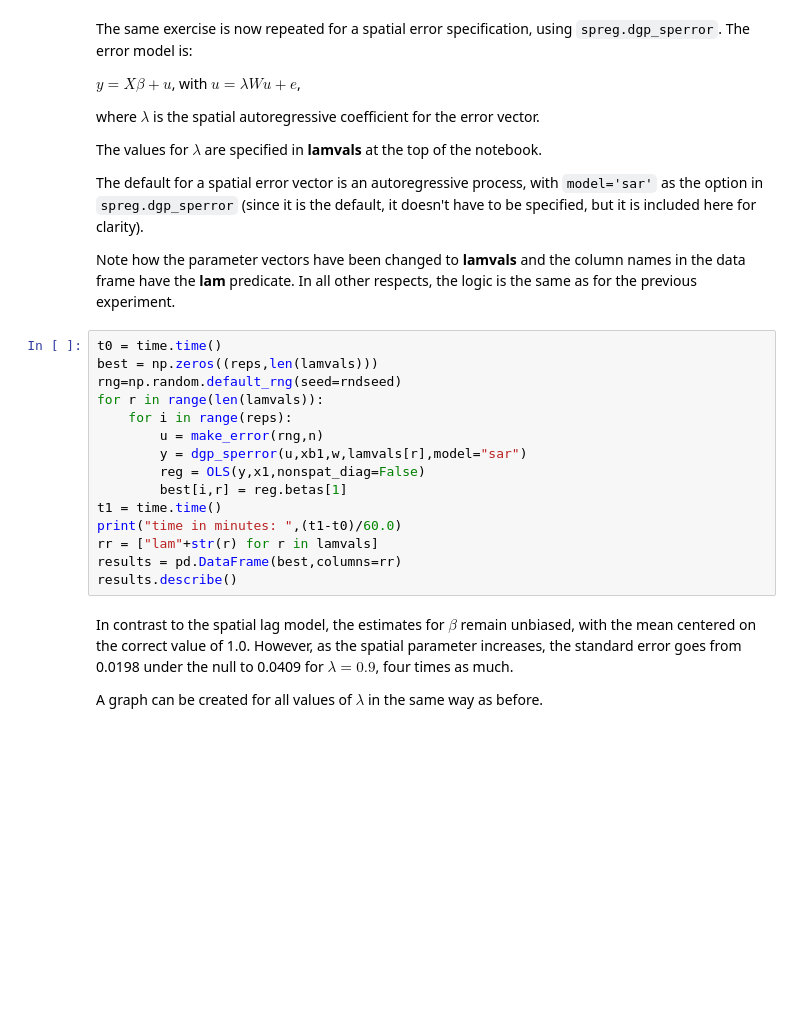
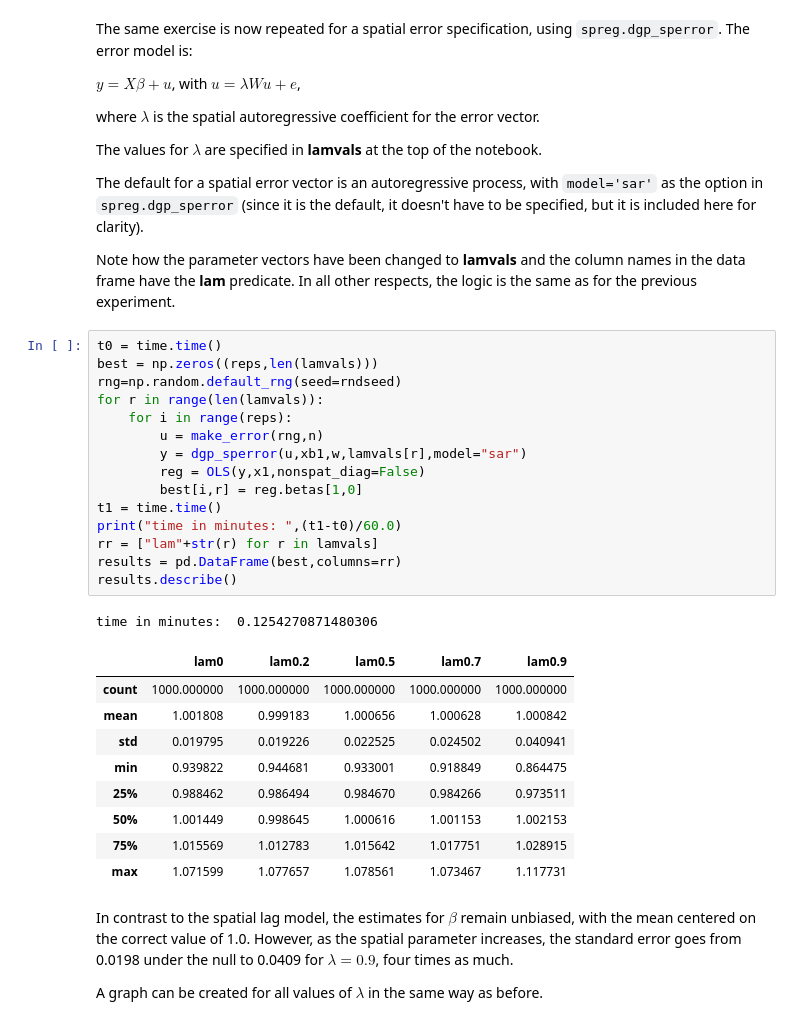
Before and after one commit to lanselin/spatial_regression_notebooks, a Jupyter notebook: 7_spatial_models.ipynb, the cells around one changed output. Saved outputs shown, nothing was run; the diff lists cells and outputs as text; blank space fills up the shorter version.

Commit message:
Update 7_spatial_models.ipynb
- fixed beta extraction throughout
- fixed typo in dgp.make_wxg to make_wxg

```diff
--- a/7_spatial_models.ipynb
+++ b/7_spatial_models.ipynb
@@ -236,18 +271,29 @@ Note how the parameter vectors have been changed to **lamvals** and the column n
 # %%
 t0 = time.time()
 best = np.zeros((reps,len(lamvals)))
 rng=np.random.default_rng(seed=rndseed)
 for r in range(len(lamvals)):
     for i in range(reps):
         u = make_error(rng,n)
         y = dgp_sperror(u,xb1,w,lamvals[r],model="sar")
         reg = OLS(y,x1,nonspat_diag=False)
-        best[i,r] = reg.betas[1]
+        best[i,r] = reg.betas[1,0]
 t1 = time.time()
 print("time in minutes: ",(t1-t0)/60.0)
 rr = ["lam"+str(r) for r in lamvals]
 results = pd.DataFrame(best,columns=rr)
 results.describe()
+# %% [output]
+time in minutes:  0.1254270871480306
+|  | lam0 | lam0.2 | lam0.5 | lam0.7 | lam0.9 |
+| count | 1000.000000 | 1000.000000 | 1000.000000 | 1000.000000 | 1000.000000 |
+| mean | 1.001808 | 0.999183 | 1.000656 | 1.000628 | 1.000842 |
+| std | 0.019795 | 0.019226 | 0.022525 | 0.024502 | 0.040941 |
+| min | 0.939822 | 0.944681 | 0.933001 | 0.918849 | 0.864475 |
+| 25% | 0.988462 | 0.986494 | 0.984670 | 0.984266 | 0.973511 |
+| 50% | 1.001449 | 0.998645 | 1.000616 | 1.001153 | 1.002153 |
+| 75% | 1.015569 | 1.012783 | 1.015642 | 1.017751 | 1.028915 |
+| max | 1.071599 | 1.077657 | 1.078561 | 1.073467 | 1.117731 |
 # %% [markdown]
 In contrast to the spatial lag model, the estimates for $\beta$ remain unbiased, with the mean centered on the correct value of 1.0. However, as the spatial parameter increases, the standard error goes from 0.0198 under the null to 0.0409 for $\lambda = 0.9$, four times as much.
 
```
Also changed, not shown: parts of 13 cells of this notebook.
